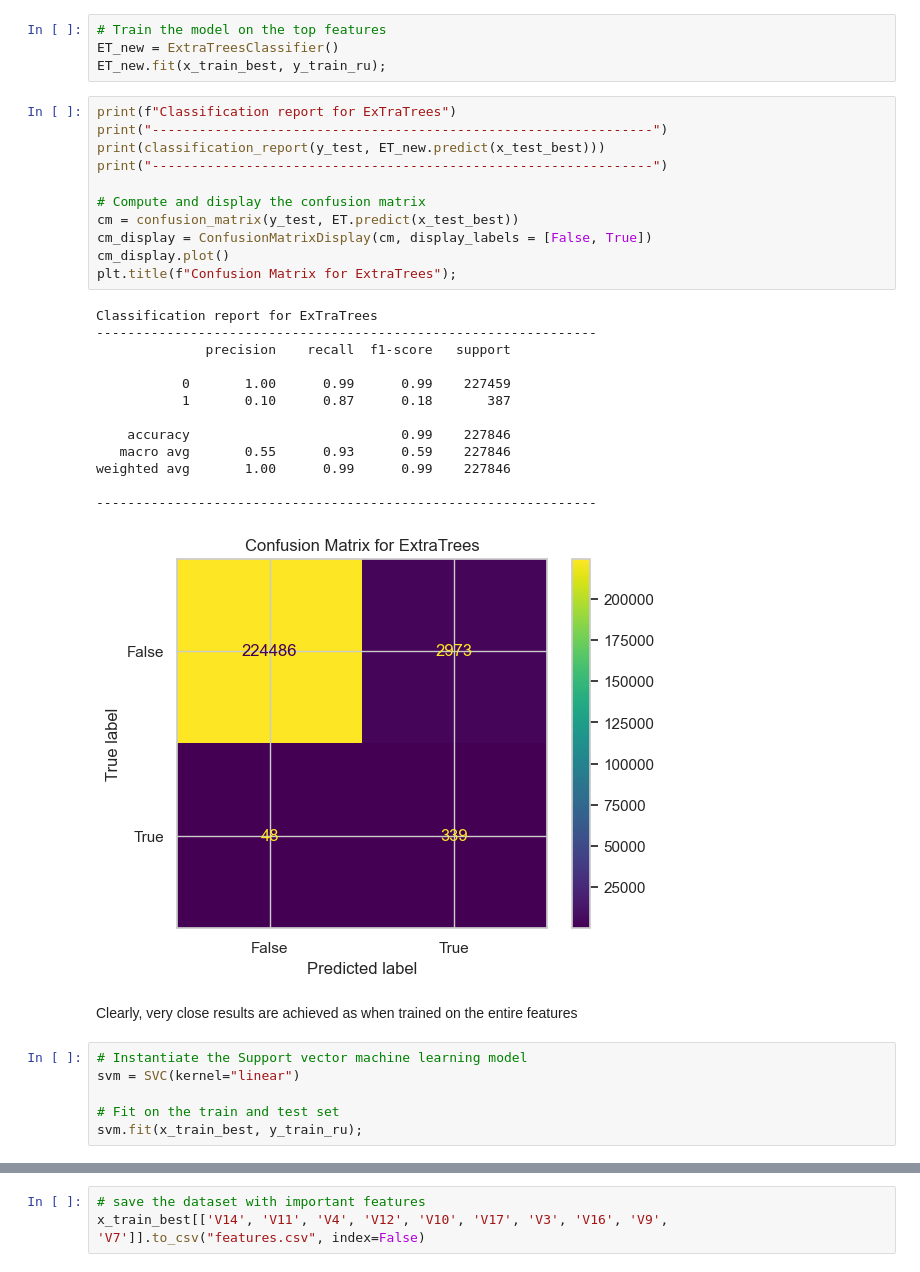
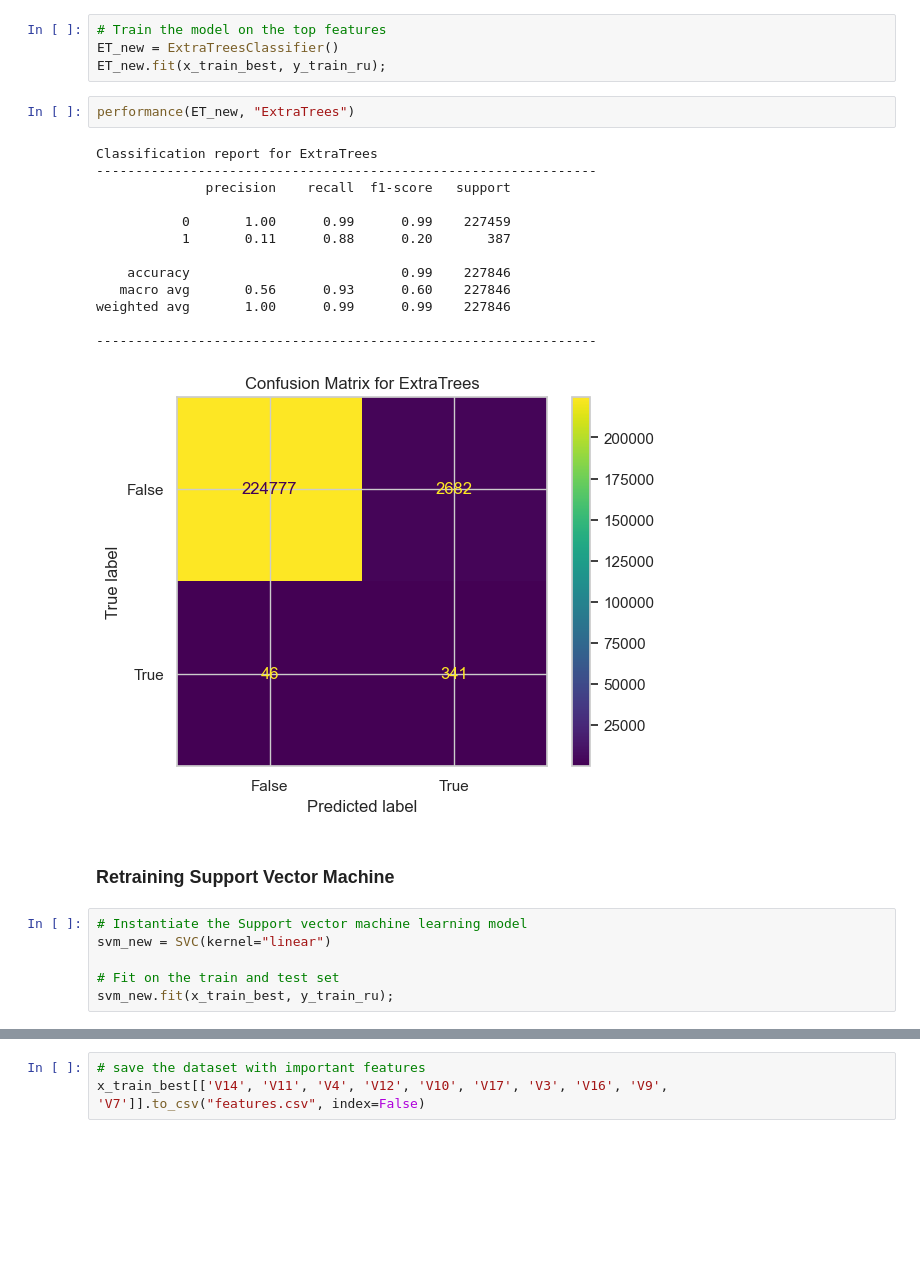
Before and after one commit to SamyySwift/Fraud_Detection, a Jupyter notebook: credit_card_fraud_detection.ipynb, the cells around one changed output, grey strips where cells are left out. Saved outputs shown, nothing was run; the diff lists cells and outputs as text; blank space fills up the shorter version.

```diff
--- a/credit_card_fraud_detection.ipynb
+++ b/credit_card_fraud_detection.ipynb
@@ -223,36 +281,27 @@ x_test_best = x_test[['V14', 'V11', 'V4', 'V12', 'V10', 'V17', 'V3', 'V16', 'V9'
 # Train the model on the top features
 ET_new = ExtraTreesClassifier()
 ET_new.fit(x_train_best, y_train_ru);
-# %%
-print(f"Classification report for ExTraTrees")
-print("----------------------------------------------------------------")
-print(classification_report(y_test, ET_new.predict(x_test_best)))
-print("----------------------------------------------------------------")
-
-# Compute and display the confusion matrix
-cm = confusion_matrix(y_test, ET.predict(x_test_best))
-cm_display = ConfusionMatrixDisplay(cm, display_labels = [False, True])
-cm_display.plot()
-plt.title(f"Confusion Matrix for ExtraTrees");
-# %% [output]
-Classification report for ExTraTrees
-----------------------------------------------------------------
-              precision    recall  f1-score   support
-
-           0       1.00      0.99      0.99    227459
-           1       0.10      0.87      0.18       387
-
-    accuracy                           0.99    227846
-   macro avg       0.55      0.93      0.59    227846
-weighted avg       1.00      0.99      0.99    227846
-
-----------------------------------------------------------------
-[figure, removed]
-# %% [markdown]
-Clearly, very close results are achieved as when trained on the entire features
+# %%
+performance(ET_new, "ExtraTrees")
+# %% [output]
+Classification report for ExtraTrees
+----------------------------------------------------------------
+              precision    recall  f1-score   support
+
+           0       1.00      0.99      0.99    227459
+           1       0.11      0.88      0.20       387
+
+    accuracy                           0.99    227846
+   macro avg       0.56      0.93      0.60    227846
+weighted avg       1.00      0.99      0.99    227846
+
+----------------------------------------------------------------
+[figure, added]
+# %% [markdown]
+### Retraining Support Vector Machine
 # %%
 # Instantiate the Support vector machine learning model
-svm = SVC(kernel="linear")
+svm_new = SVC(kernel="linear")
 
 # Fit on the train and test set
-svm.fit(x_train_best, y_train_ru);
+svm_new.fit(x_train_best, y_train_ru);
```
Also changed, not shown: parts of 19 cells of this notebook, 5 other files.
